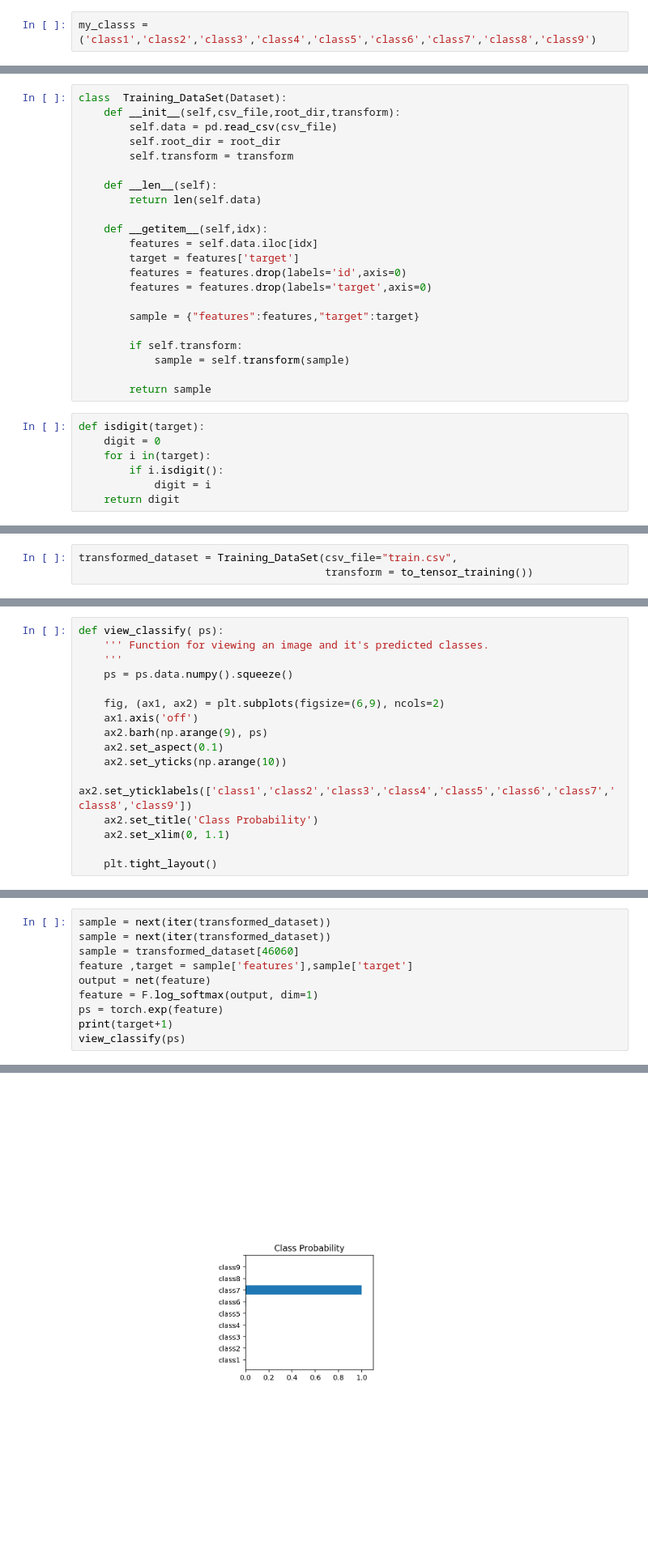
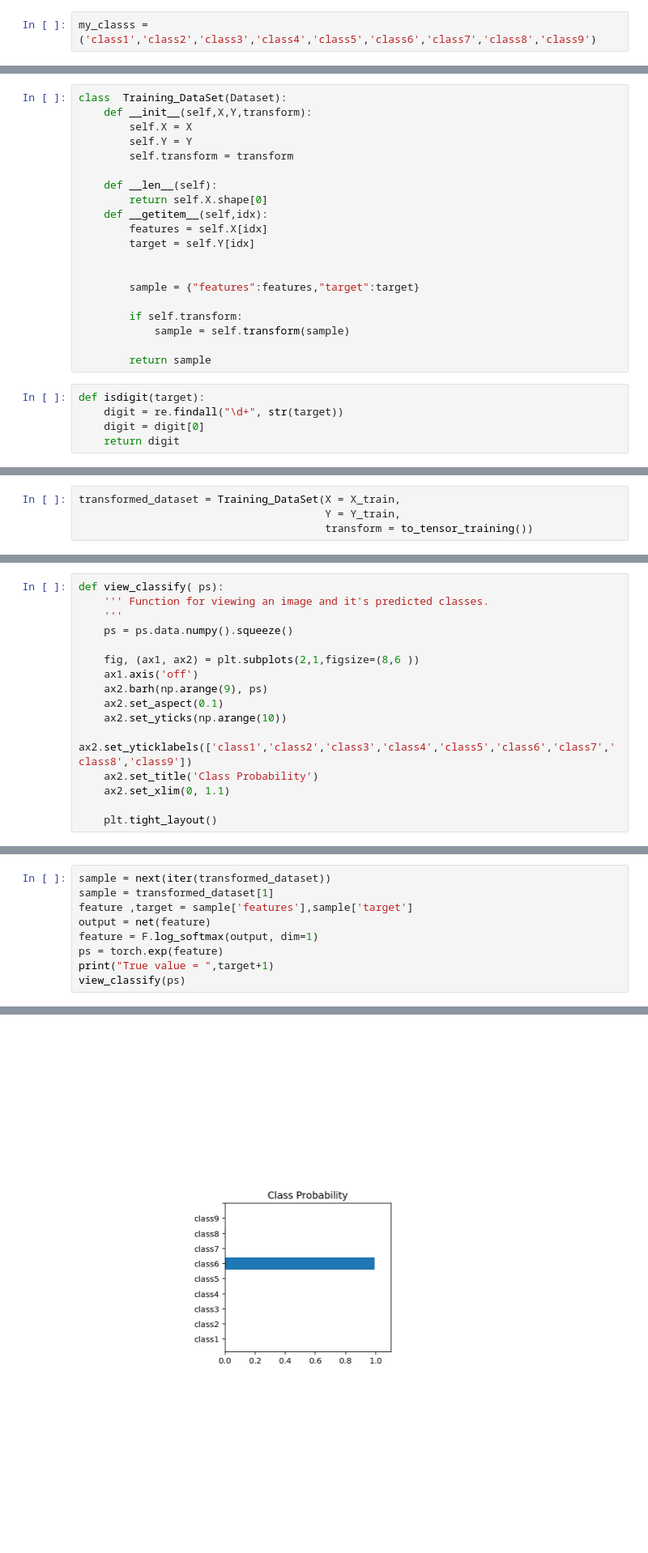
Before and after one commit to abdulsalam-bande/kaggle_projects, a Jupyter notebook: Otto Group/Main.ipynb, the cells around one changed output, grey strips where cells are left out. Shown: that part at 81% size. Cells and saved outputs as stored; diff of their text form; blank space fills up the shorter version.

```diff
--- a/Otto Group/Main.ipynb
+++ b/Otto Group/Main.ipynb
@@ -12,18 +26,16 @@ my_classs = ('class1','class2','class3','class4','class5','class6','class7','cla
 # %%
 class  Training_DataSet(Dataset):
-    def __init__(self,csv_file,root_dir,transform):
-        self.data = pd.read_csv(csv_file)
-        self.root_dir = root_dir
+    def __init__(self,X,Y,transform):
+        self.X = X
+        self.Y = Y
         self.transform = transform
 
     def __len__(self):
-        return len(self.data)
+        return self.X.shape[0]
+    def __getitem__(self,idx):
+        features = self.X[idx]
+        target = self.Y[idx]
 
-    def __getitem__(self,idx):
-        features = self.data.iloc[idx]
-        target = features['target']
-        features = features.drop(labels='id',axis=0)
-        features = features.drop(labels='target',axis=0)
 
         sample = {"features":features,"target":target}
 
@@ -33,10 +45,8 @@ class  Training_DataSet(Dataset):
         return sample
 # %%
 def isdigit(target):
-    digit = 0
-    for i in(target):
-        if i.isdigit():
-            digit = i
+    digit = re.findall("\d+", str(target))
+    digit = digit[0]
     return digit
 # %%
 
@@ -57,7 +67,8 @@ class to_tensor_training(object):
 
         return {"features":features,"target":target}
 # %%
-transformed_dataset = Training_DataSet(csv_file="train.csv",
+transformed_dataset = Training_DataSet(X = X_train,
+                                       Y = Y_train,
                                        transform = to_tensor_training())
 # %%
 for i in range(len(transformed_dataset)):
@@ -169,7 +175,7 @@ def view_classify( ps):
     '''
     ps = ps.data.numpy().squeeze()
 
-    fig, (ax1, ax2) = plt.subplots(figsize=(6,9), ncols=2)
+    fig, (ax1, ax2) = plt.subplots(2,1,figsize=(8,6 ))
     ax1.axis('off')
     ax2.barh(np.arange(9), ps)
     ax2.set_aspect(0.1)
@@ -182,11 +190,10 @@ def view_classify( ps):
 # %%
 sample = next(iter(transformed_dataset))
-sample = next(iter(transformed_dataset))
-sample = transformed_dataset[46060]
+sample = transformed_dataset[1]
 feature ,target = sample['features'],sample['target']
 output = net(feature)
 feature = F.log_softmax(output, dim=1)
 ps = torch.exp(feature)
-print(target+1)
+print("True value = ",target+1)
 view_classify(ps)
 # %% [output]
@@ -194 +201 @@ tensor([7])
-[figure, old version]
+[figure, new version]
```
Also changed, not shown: parts of 11 cells of this notebook, 4 other files.
